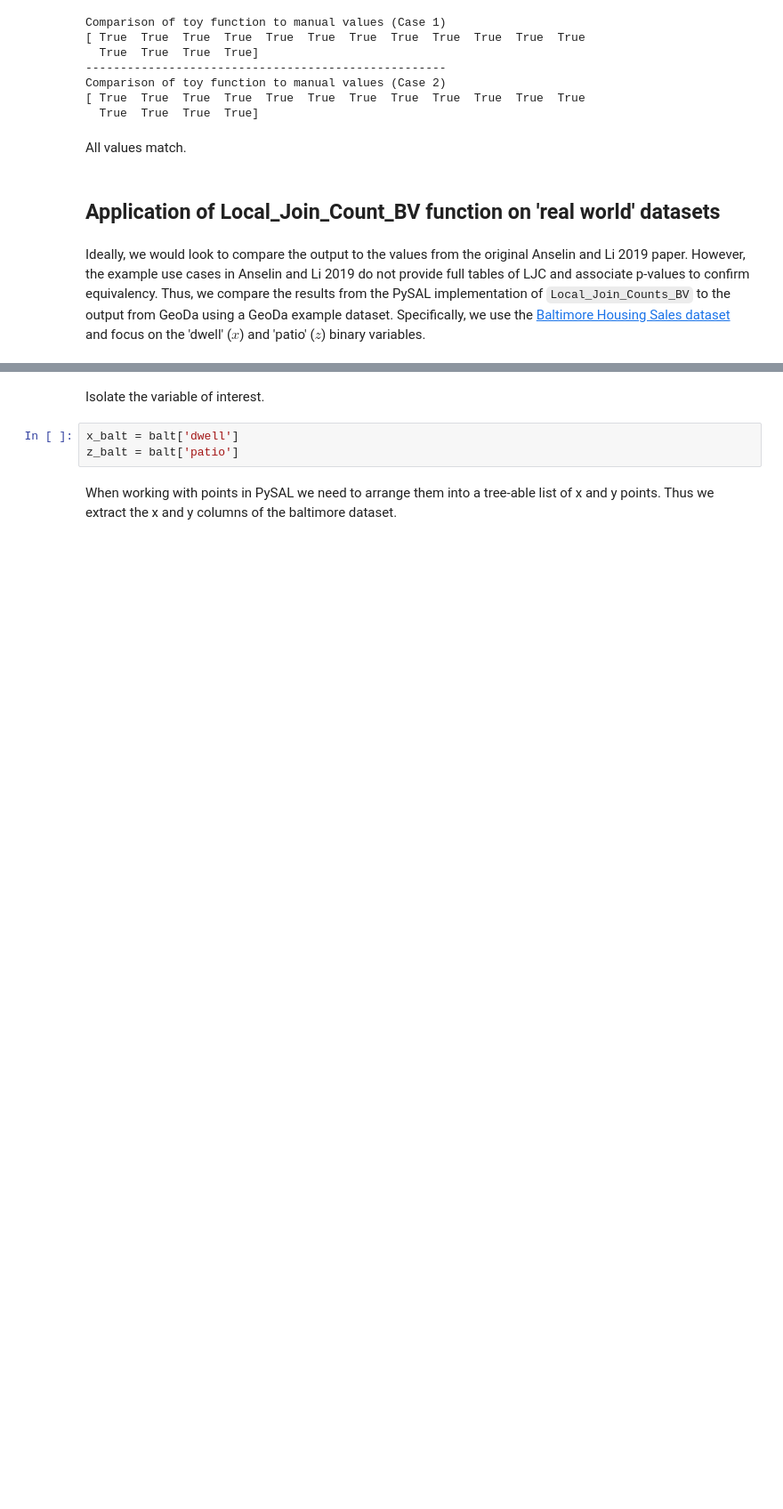
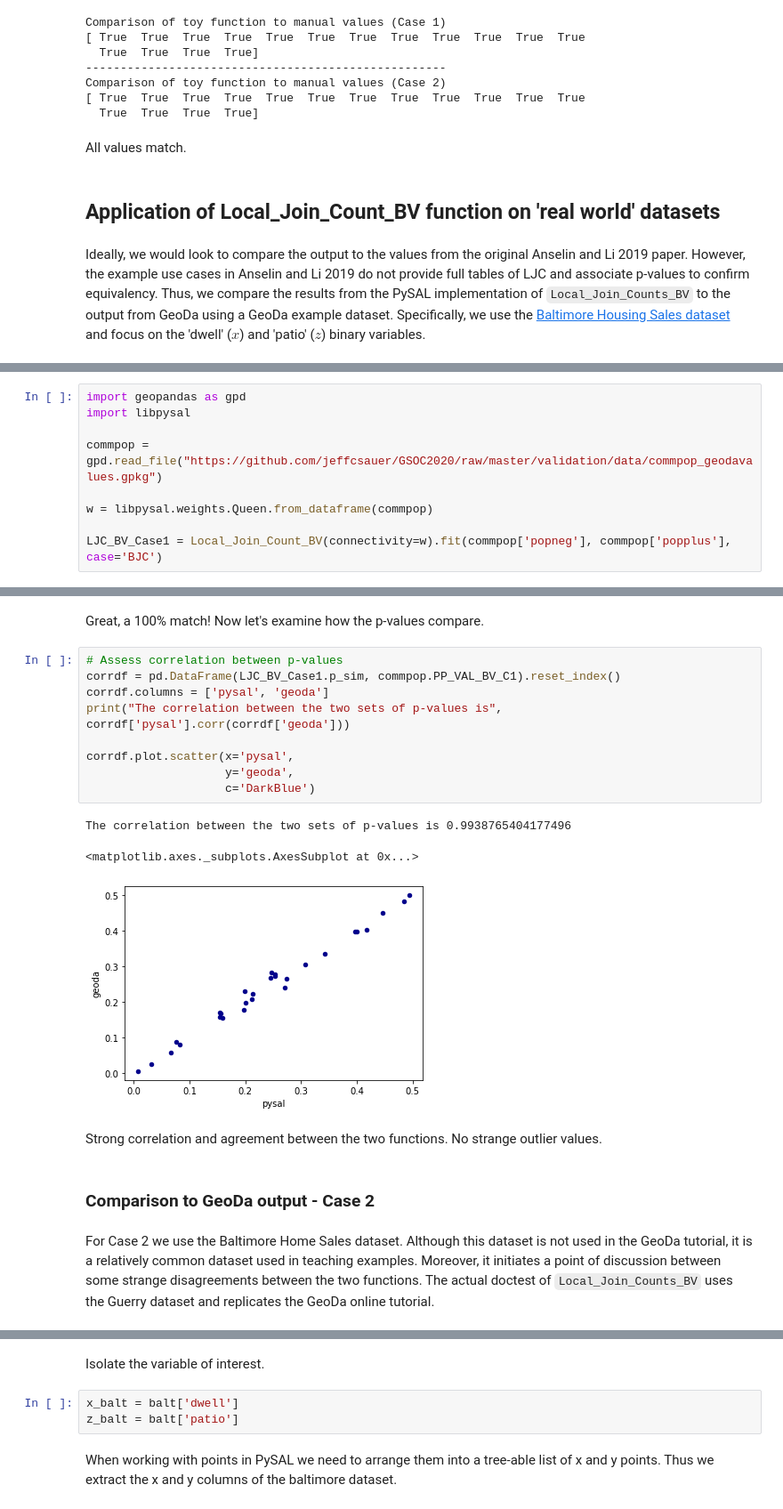
Before and after one commit to jeffcsauer/GSOC2020, a Jupyter notebook: validation/Validation_LJC_bivariate.ipynb, the cells around one changed output, grey strips where cells are left out. Shown: that part at 89% size. Drawn from its saved outputs; the diff is of its cells as text; blank space fills up the shorter version.

Commit message:
New blog post, reworking LJC BV Case 1 validation notebook

```diff
--- a/validation/Validation_LJC_bivariate.ipynb
+++ b/validation/Validation_LJC_bivariate.ipynb
@@ -506,0 +507,9 @@ We first load in the Baltimore Housing Sales dataset.
+# %%
+import geopandas as gpd
+import libpysal
+
+commpop = gpd.read_file("https://github.com/jeffcsauer/GSOC2020/raw/master/validation/data/commpop_geodavalues.gpkg")
+
+w = libpysal.weights.Queen.from_dataframe(commpop)
+
+LJC_BV_Case1 = Local_Join_Count_BV(connectivity=w).fit(commpop['popneg'], commpop['popplus'], case='BJC')
@@ -507 +526,22 @@ We first load in the Baltimore Housing Sales dataset.
+# %% [markdown]
+Great, a 100% match! Now let's examine how the p-values compare.
+# %%
+# Assess correlation between p-values
+corrdf = pd.DataFrame(LJC_BV_Case1.p_sim, commpop.PP_VAL_BV_C1).reset_index()
+corrdf.columns = ['pysal', 'geoda']
+print("The correlation between the two sets of p-values is", corrdf['pysal'].corr(corrdf['geoda']))
+
+corrdf.plot.scatter(x='pysal',
+                    y='geoda',
+                    c='DarkBlue')
+# %% [output]
+The correlation between the two sets of p-values is 0.9938765404177496
+<matplotlib.axes._subplots.AxesSubplot at 0x...>
+[figure, added]
+# %% [markdown]
+Strong correlation and agreement between the two functions. No strange outlier values.
+# %% [markdown]
+### Comparison to GeoDa output - Case 2
+# %% [markdown]
+For Case 2 we use the Baltimore Home Sales dataset. Although this dataset is not used in the GeoDa tutorial, it is a relatively common dataset used in teaching examples. Moreover, it initiates a point of discussion between some strange disagreements between the two functions. The actual doctest of `Local_Join_Counts_BV` uses the Guerry dataset and replicates the GeoDa online tutorial.
 # %%
```
Also changed, not shown: parts of 11 cells of this notebook, 8 other files.
